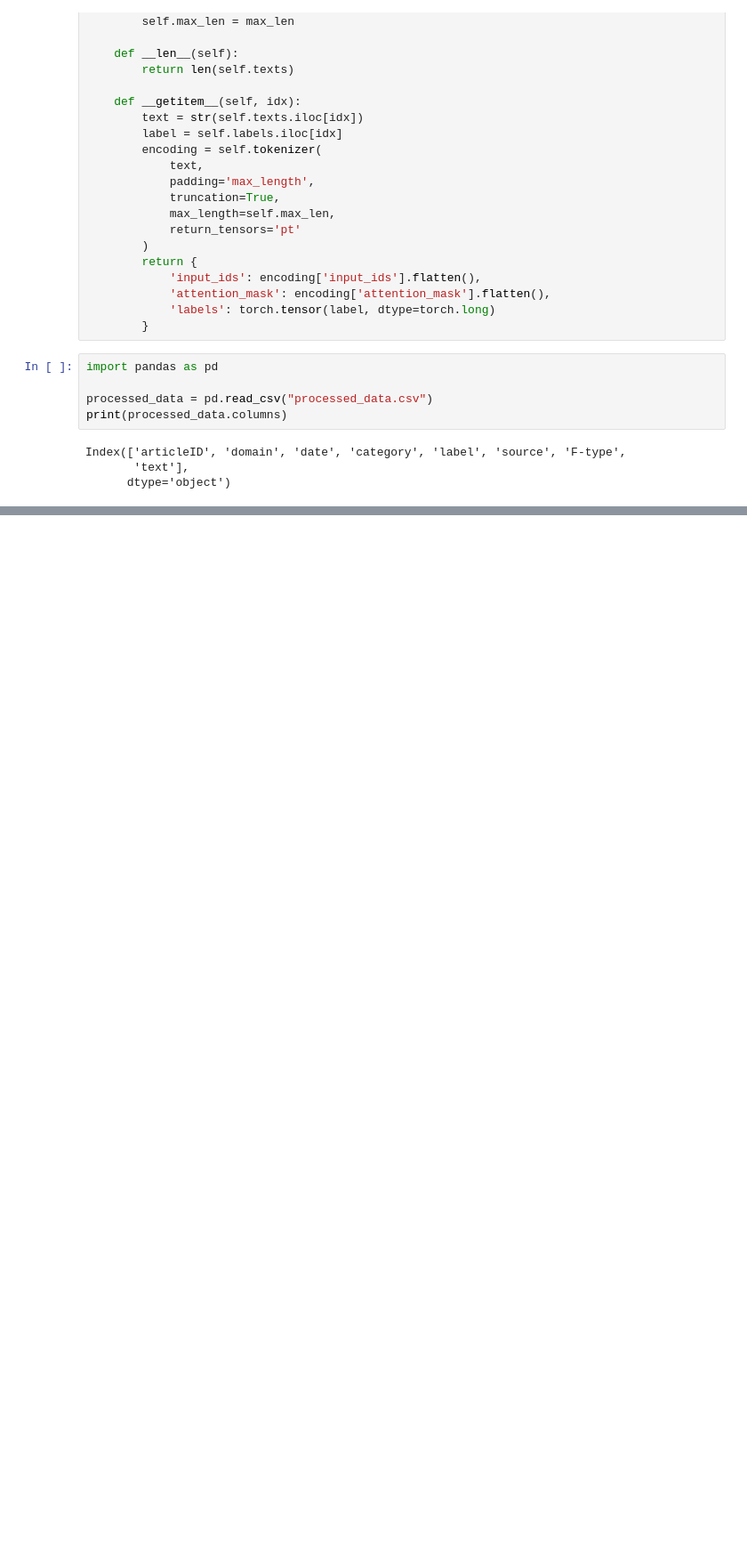
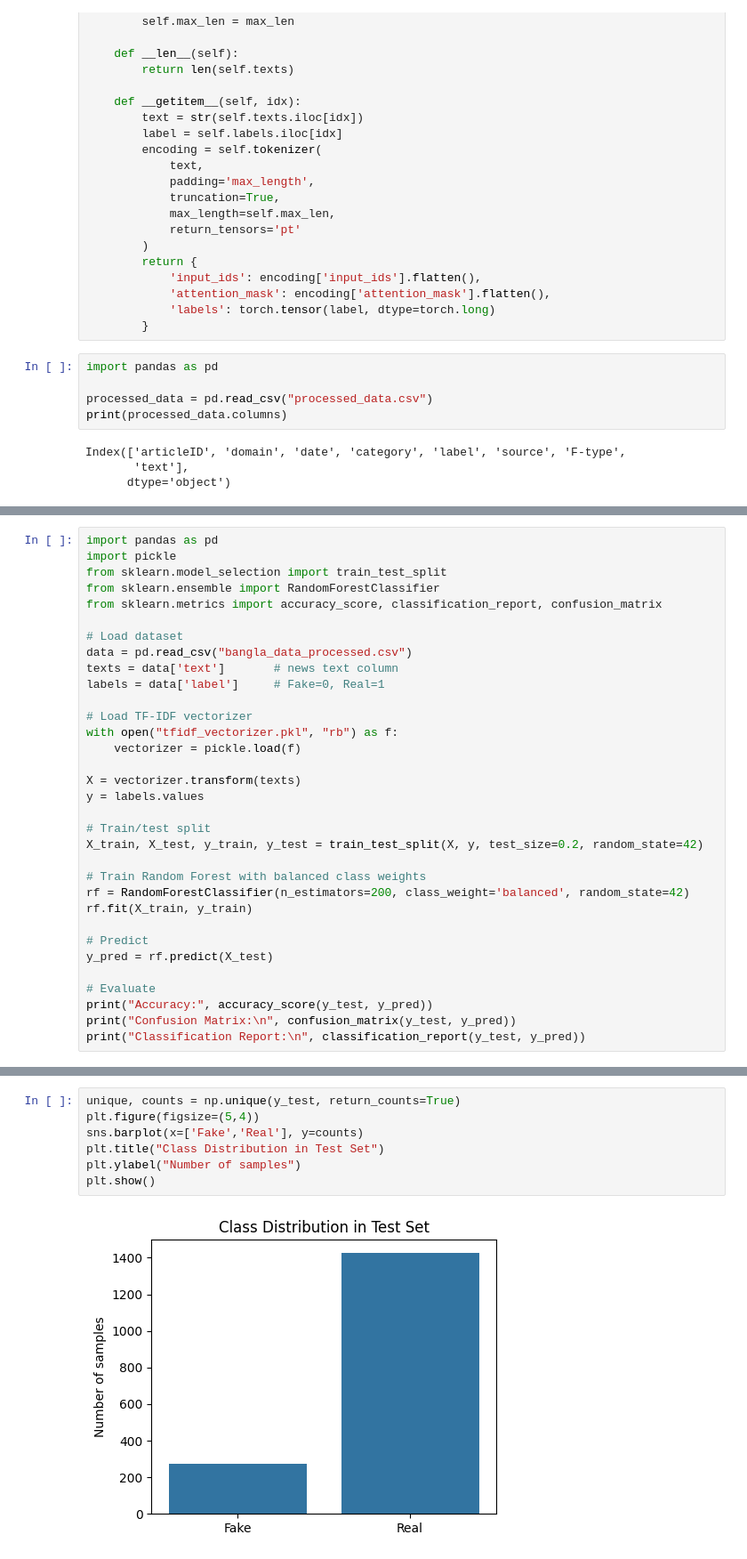
Before and after one commit to habibaalam/Bangla-Fake-News-Detection, a Jupyter notebook: notebook/load_data.ipynb, the cells around one changed output, grey strips where cells are left out. Shown at 89% size. Drawn from its saved outputs; the diff is of its cells as text; blank space fills up the shorter version.

```diff
--- a/notebook/load_data.ipynb
+++ b/notebook/load_data.ipynb
@@ -819,0 +838,33 @@ tokenizer.save_pretrained("bangla_bert_fake_news")
+# %%
+import pandas as pd
+import pickle
+from sklearn.model_selection import train_test_split
+from sklearn.ensemble import RandomForestClassifier
+from sklearn.metrics import accuracy_score, classification_report, confusion_matrix
+
+# Load dataset
+data = pd.read_csv("bangla_data_processed.csv")
+texts = data['text']       # news text column
+labels = data['label']     # Fake=0, Real=1
+
+# Load TF-IDF vectorizer
+with open("tfidf_vectorizer.pkl", "rb") as f:
+    vectorizer = pickle.load(f)
+
+X = vectorizer.transform(texts)
+y = labels.values
+
+# Train/test split
+X_train, X_test, y_train, y_test = train_test_split(X, y, test_size=0.2, random_state=42)
+
+# Train Random Forest with balanced class weights
+rf = RandomForestClassifier(n_estimators=200, class_weight='balanced', random_state=42)
+rf.fit(X_train, y_train)
+
+# Predict
+y_pred = rf.predict(X_test)
+
+# Evaluate
+print("Accuracy:", accuracy_score(y_test, y_pred))
+print("Confusion Matrix:\n", confusion_matrix(y_test, y_pred))
+print("Classification Report:\n", classification_report(y_test, y_pred))
@@ -819,0 +956,9 @@ tokenizer.save_pretrained("bangla_bert_fake_news")
+# %%
+unique, counts = np.unique(y_test, return_counts=True)
+plt.figure(figsize=(5,4))
+sns.barplot(x=['Fake','Real'], y=counts)
+plt.title("Class Distribution in Test Set")
+plt.ylabel("Number of samples")
+plt.show()
+# %% [output]
+[figure, added]
```
Also changed, not shown: parts of 18 cells of this notebook.
